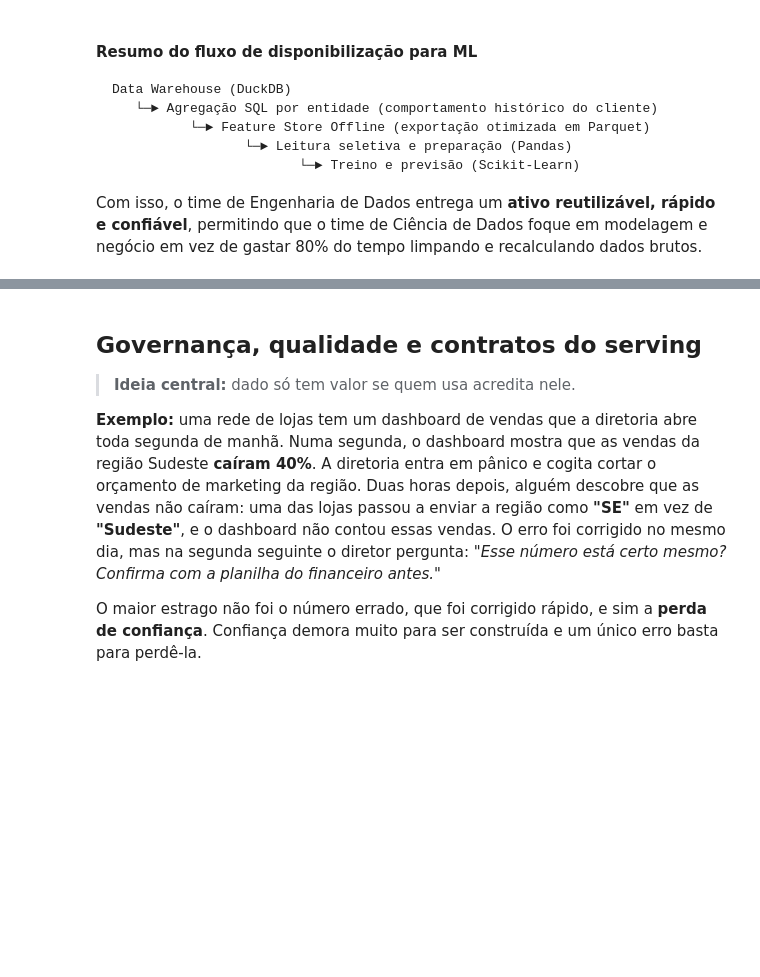
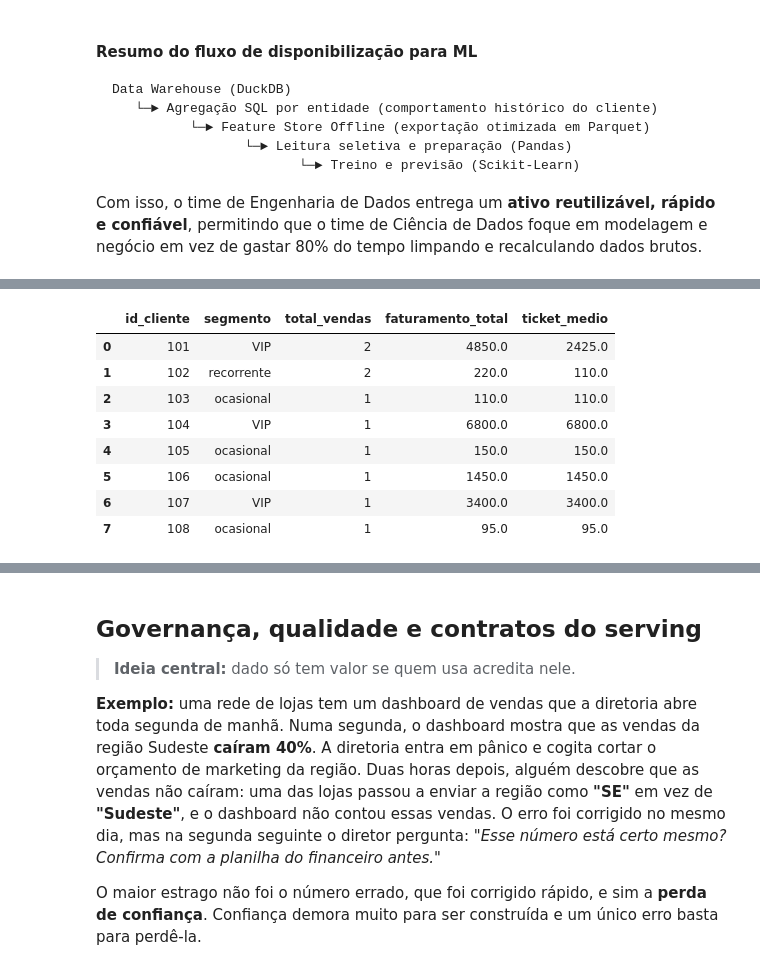
Before and after one commit to ladata-ufs/XII-SEMAC-ENGENHARIA-DADOS-DATA-WAREHOUSING, a Jupyter notebook: notebooks/D2/modulo_04_serving_analytics_and_ML.ipynb, the cells around one changed output, grey strips where cells are left out. Cells and saved outputs as stored; diff of their text form; code cells hidden in the pictures; blank space fills up the shorter version.

Commit message:
Adiciona secao de reverse ETL e exercicios do modulo 4

```diff
--- a/notebooks/D2/modulo_04_serving_analytics_and_ML.ipynb
+++ b/notebooks/D2/modulo_04_serving_analytics_and_ML.ipynb
@@ -922,0 +989,45 @@ Com isso, o time de Engenharia de Dados entrega um **ativo reutilizável, rápid
+# %%
+import duckdb
+import pandas as pd
+
+# Regra de segmentação: escrita uma única vez e reutilizada sempre que o modelo for montado
+SQL_SEGMENTOS = """
+SELECT
+    id_cliente,
+    CASE
+        WHEN faturamento_total >= 3000 THEN 'VIP'
+        WHEN total_vendas >= 2          THEN 'recorrente'
+        ELSE 'ocasional'
+    END AS segmento,
+    total_vendas,
+    faturamento_total,
+    ticket_medio
+FROM {origem}
+ORDER BY id_cliente
+"""
+
+
+def montar_segmentos(conexao, origem):
+    """Aplica a regra de segmentação sobre a tabela de origem e devolve um DataFrame."""
+    return conexao.execute(SQL_SEGMENTOS.format(origem=origem)).df()
+
+
+# Lê o data mart de gestão do DW (somente leitura: o reverse ETL não altera o DW)
+con = duckdb.connect("modulo3-dados/data_warehouse.duckdb", read_only=True)
+df_segmentos = montar_segmentos(con, "mart_gestao")
+con.close()
+
+# Campos que serão enviados ao CRM (o nome do cliente fica de fora de propósito)
+CAMPOS_SYNC = ["segmento", "total_vendas", "faturamento_total", "ticket_medio"]
+
+display(df_segmentos)
+# %% [output]
+|  | id_cliente | segmento | total_vendas | faturamento_total | ticket_medio |
+| 0 | 101 | VIP | 2 | 4850.0 | 2425.0 |
+| 1 | 102 | recorrente | 2 | 220.0 | 110.0 |
+| 2 | 103 | ocasional | 1 | 110.0 | 110.0 |
+| 3 | 104 | VIP | 1 | 6800.0 | 6800.0 |
+| 4 | 105 | ocasional | 1 | 150.0 | 150.0 |
+| 5 | 106 | ocasional | 1 | 1450.0 | 1450.0 |
+| 6 | 107 | VIP | 1 | 3400.0 | 3400.0 |
+| 7 | 108 | ocasional | 1 | 95.0 | 95.0 |
```
Also changed, not shown: parts of 31 cells of this notebook, 2 other files.
